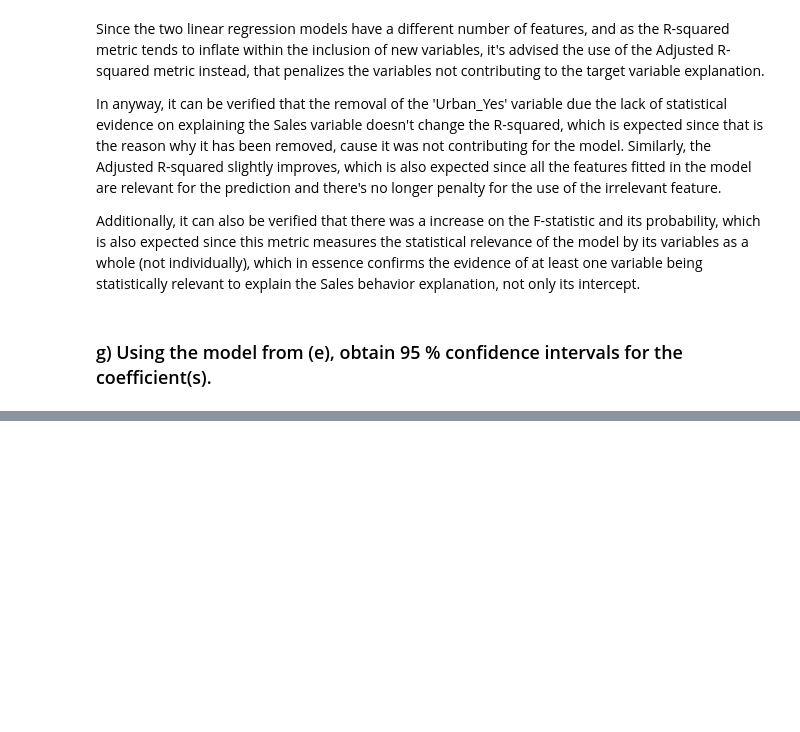
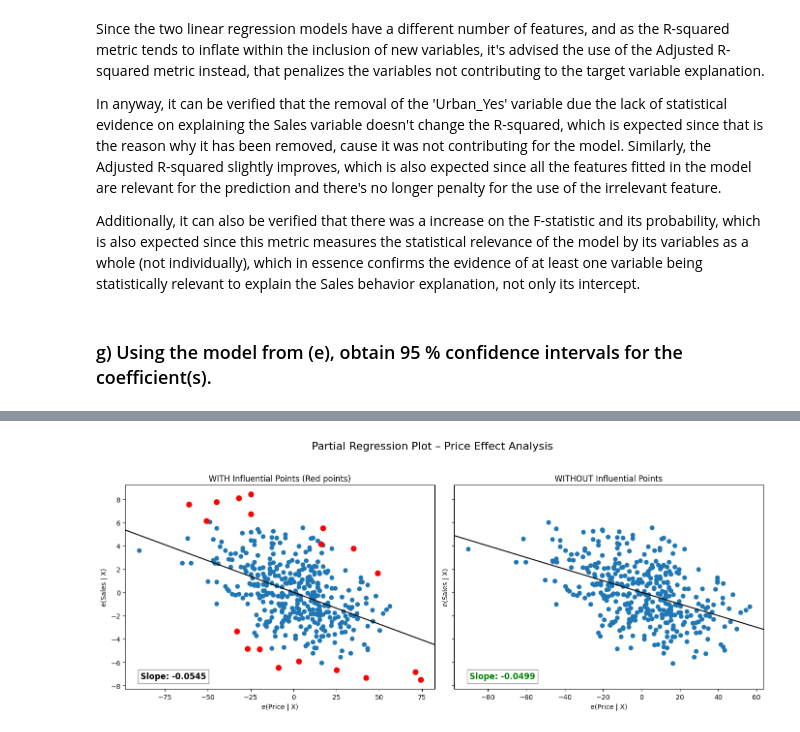
Before and after one commit to raquelmteo/FEP-EDA, a Jupyter notebook: Lab - Regression Assignment.ipynb, the cells around one changed output, grey strips where cells are left out. Saved outputs shown, nothing was run; the diff lists cells and outputs as text; code cells hidden in the pictures; blank space fills up the shorter version.

```diff
--- a/Lab - Regression Assignment.ipynb
+++ b/Lab - Regression Assignment.ipynb
@@ -145,0 +395,37 @@ An analysis of the 95% confidence intervals confirms the statistical significanc
+# %%
+fig, axes = plt.subplots(1, 2, figsize=(14, 6), sharey=True)
+
+### model with influent points
+sm.graphics.plot_partregress(
+    'Sales', 'Price', ['US_Yes'],
+    data=df_feats_evidence, obs_labels=False, ax=axes[0]
+)
+
+# setting the residual points locations
+res_y = sm.OLS(df_feats_evidence['Sales'], sm.add_constant(df_feats_evidence['US_Yes'])).fit().resid
+res_x = sm.OLS(df_feats_evidence['Price'], sm.add_constant(df_feats_evidence['US_Yes'])).fit().resid
+axes[0].scatter(res_x.loc[influential_idx], res_y.loc[influential_idx], color='red', s=60, zorder=5, label='Influential')
+
+# adding line slope
+slope_1 = results.params['Price']
+axes[0].text(0.05, 0.05, f'Slope: {slope_1:.4f}', transform=axes[0].transAxes,
+             fontsize=12, fontweight='bold', bbox=dict(facecolor='white', alpha=0.5))
+axes[0].set_title("WITH Influential Points (Red points)")
+
+### model without the influent points
+sm.graphics.plot_partregress(
+    'Sales', 'Price', ['US_Yes'],
+    data=df_wo_inf, obs_labels=False, ax=axes[1]
+)
+
+### model without the influent points
+slope_2 = results_wo_inf.params['Price']
+axes[1].text(0.05, 0.05, f'Slope: {slope_2:.4f}', transform=axes[1].transAxes,
+             fontsize=12, fontweight='bold', bbox=dict(facecolor='white', alpha=0.5), color='green')
+axes[1].set_title("WITHOUT Influential Points")
+
+plt.suptitle("Partial Regression Plot – Price Effect Analysis", fontsize=16)
+plt.tight_layout(rect=[0, 0.03, 1, 0.95])
+plt.show()
+# %% [output]
+[figure, added]
```
Also changed, not shown: parts of 26 cells of this notebook.
